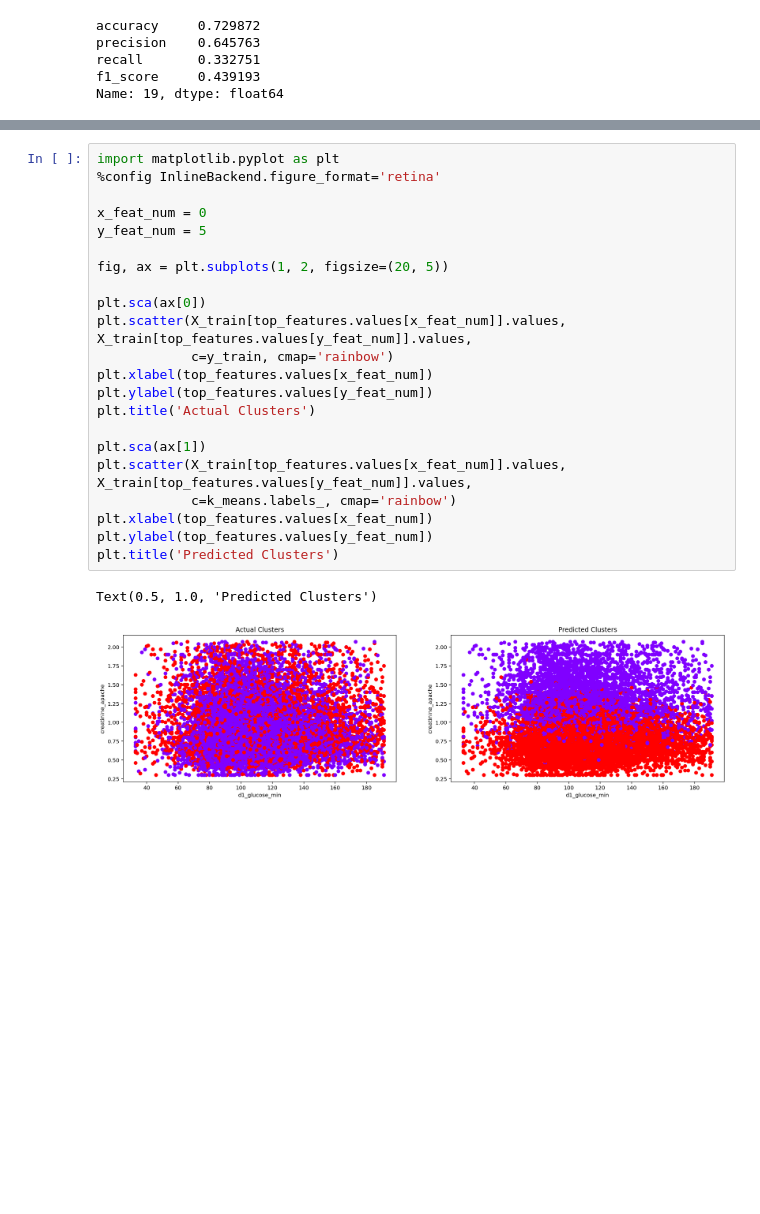
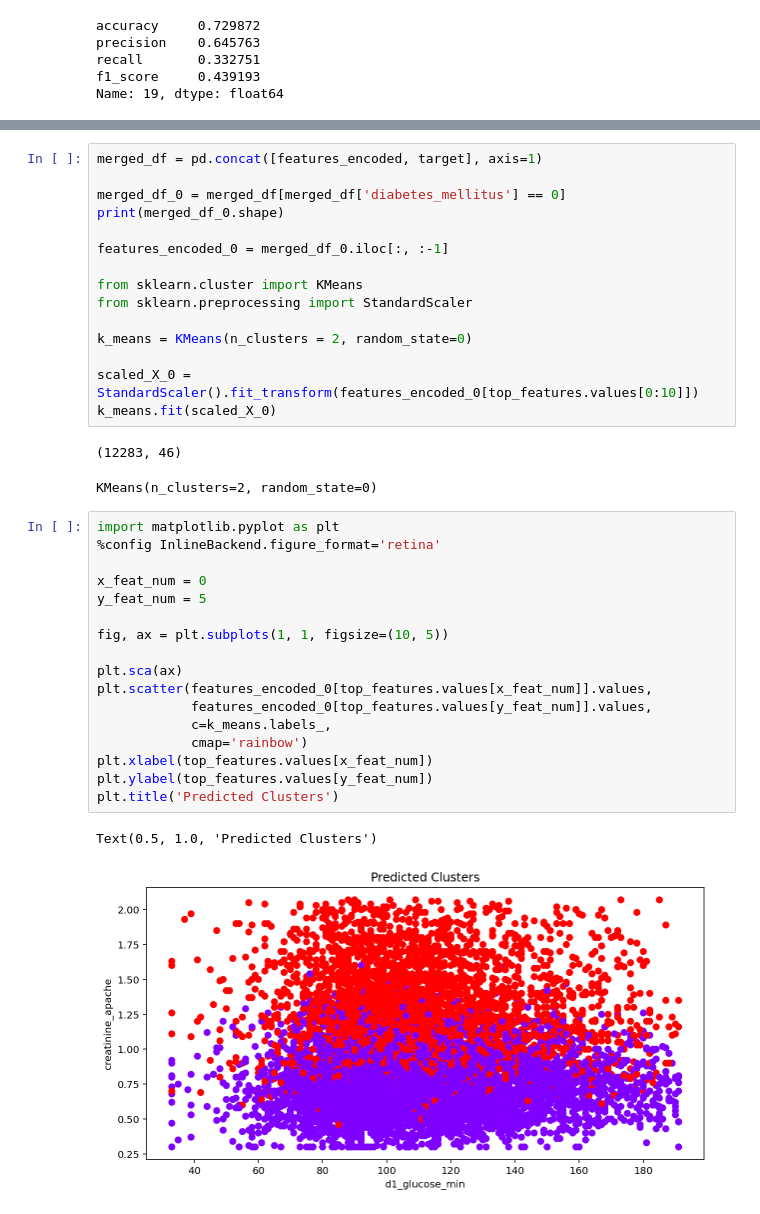
Before and after one commit to walidsi/freelancer-com-diabetes-mellitus, a Jupyter notebook: diabetes-mellitus-prediction.ipynb, the cells around one changed output, grey strips where cells are left out. Saved outputs shown, nothing was run; the diff lists cells and outputs as text; blank space fills up the shorter version.

Commit message:
feat: Cluster within diabetes class labels

```diff
--- a/diabetes-mellitus-prediction.ipynb
+++ b/diabetes-mellitus-prediction.ipynb
@@ -419,25 +445,38 @@ KMeans(n_clusters=2, random_state=0)
+# %%
+merged_df = pd.concat([features_encoded, target], axis=1)
+
+merged_df_0 = merged_df[merged_df['diabetes_mellitus'] == 0]
+print(merged_df_0.shape)
+
+features_encoded_0 = merged_df_0.iloc[:, :-1]
+
+from sklearn.cluster import KMeans
+from sklearn.preprocessing import StandardScaler
+
+k_means = KMeans(n_clusters = 2, random_state=0)
+
+scaled_X_0 = StandardScaler().fit_transform(features_encoded_0[top_features.values[0:10]])
+k_means.fit(scaled_X_0)
+# %% [output]
+(12283, 46)
+KMeans(n_clusters=2, random_state=0)
 # %%
 import matplotlib.pyplot as plt
 %config InlineBackend.figure_format='retina'
 
 x_feat_num = 0
 y_feat_num = 5
 
-fig, ax = plt.subplots(1, 2, figsize=(20, 5))
+fig, ax = plt.subplots(1, 1, figsize=(10, 5))
 
-plt.sca(ax[0])
-plt.scatter(X_train[top_features.values[x_feat_num]].values, X_train[top_features.values[y_feat_num]].values,
-            c=y_train, cmap='rainbow')
-plt.xlabel(top_features.values[x_feat_num])
-plt.ylabel(top_features.values[y_feat_num])
-plt.title('Actual Clusters')
-
-plt.sca(ax[1])
-plt.scatter(X_train[top_features.values[x_feat_num]].values, X_train[top_features.values[y_feat_num]].values,
-            c=k_means.labels_, cmap='rainbow')
+plt.sca(ax)
+plt.scatter(features_encoded_0[top_features.values[x_feat_num]].values,
+            features_encoded_0[top_features.values[y_feat_num]].values,
+            c=k_means.labels_,
+            cmap='rainbow')
 plt.xlabel(top_features.values[x_feat_num])
 plt.ylabel(top_features.values[y_feat_num])
 plt.title('Predicted Clusters')
 # %% [output]
 Text(0.5, 1.0, 'Predicted Clusters')
-[figure, old version]
+[figure, new version]
```
Also changed, not shown: parts of 3 cells of this notebook.
